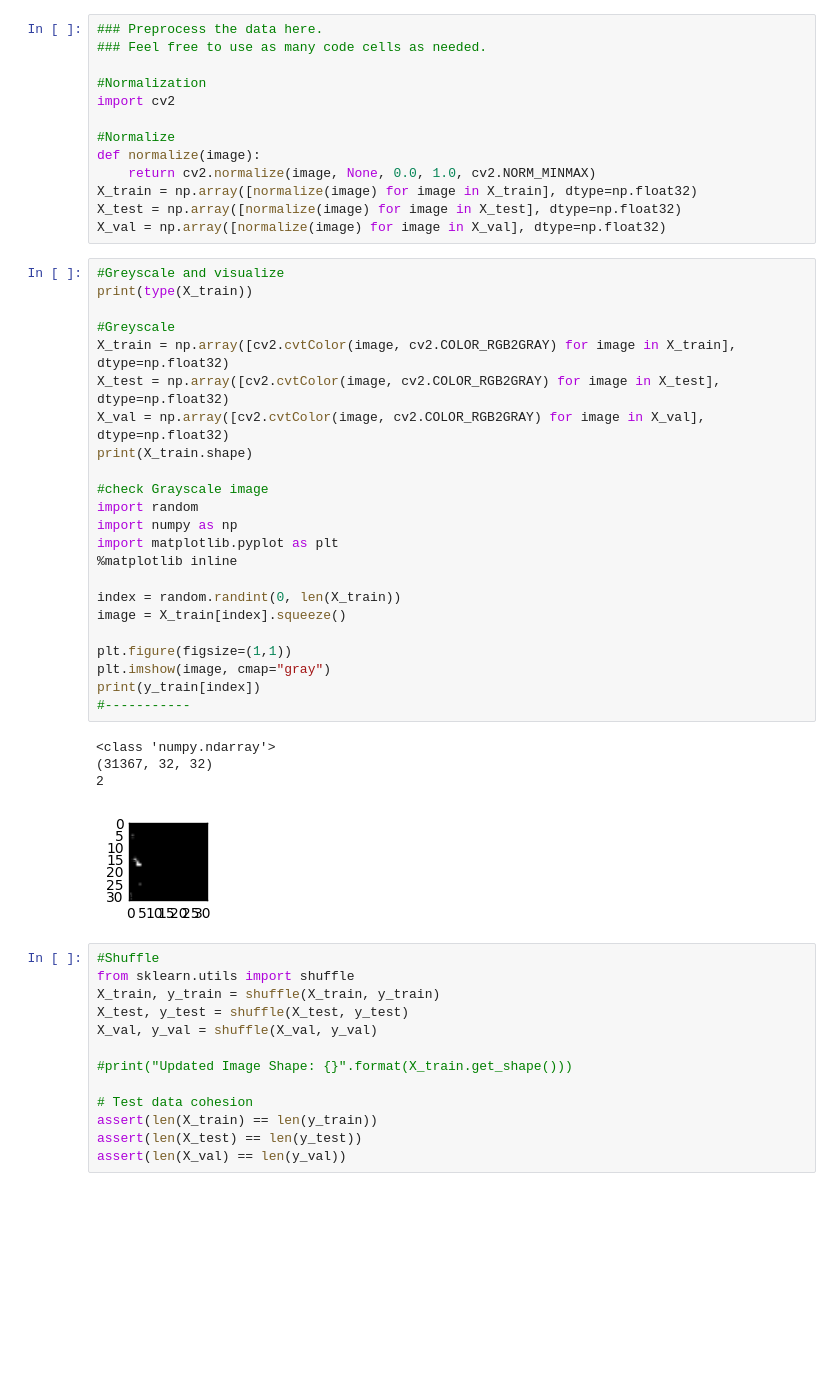
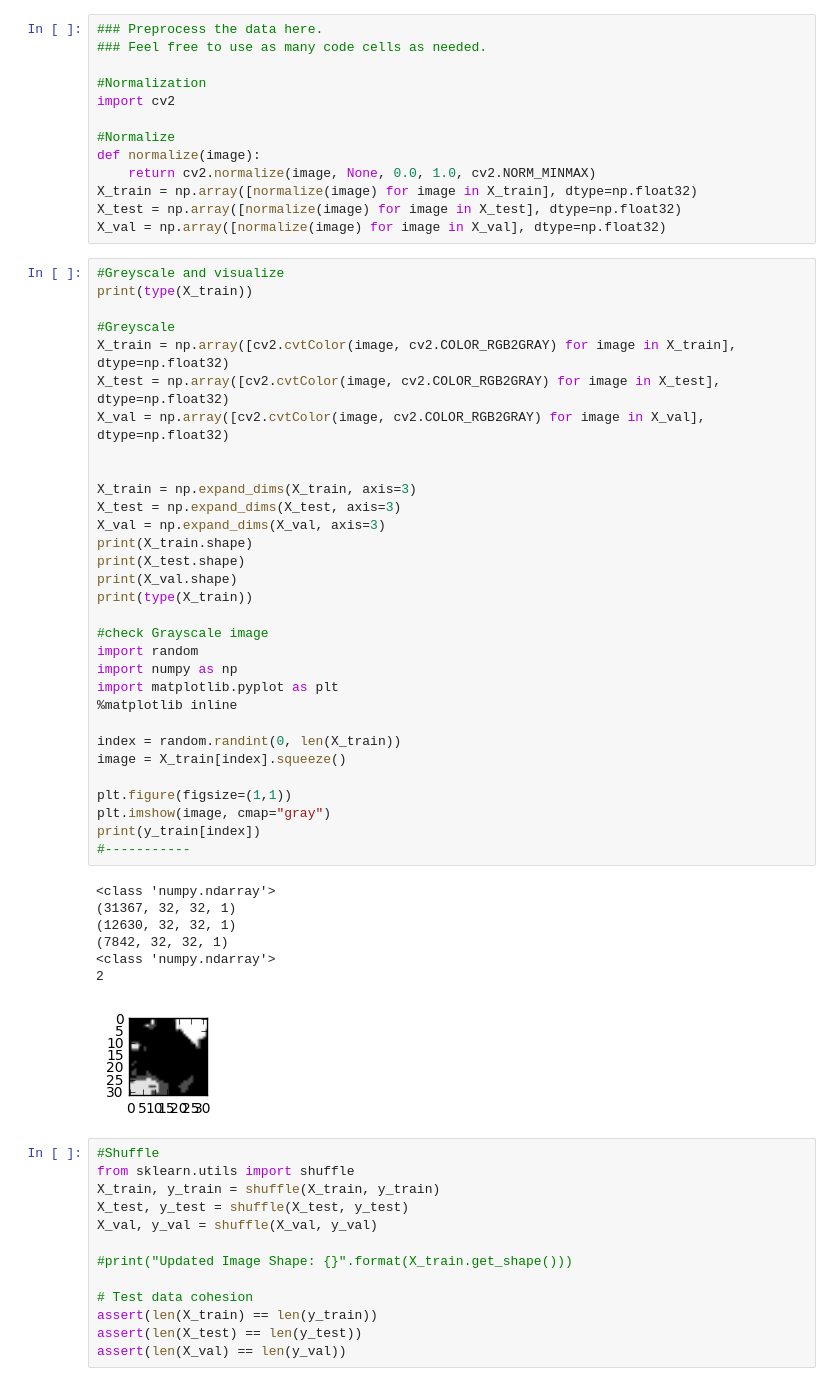
Before and after one commit to anixon604/CarND-Traffic-Sign-Classifier-Project, a Jupyter notebook: Traffic_Signs_Recognition.ipynb, the cells around one changed output. Saved outputs shown, nothing was run; the diff lists cells and outputs as text; blank space fills up the shorter version.

Commit message:
fixed bug by reshaping with np.expand_dims

```diff
--- a/Traffic_Signs_Recognition.ipynb
+++ b/Traffic_Signs_Recognition.ipynb
@@ -143,31 +143,42 @@ X_val = np.array([normalize(image) for image in X_val], dtype=np.float32)
 # %%
 #Greyscale and visualize
 print(type(X_train))
 
 #Greyscale
 X_train = np.array([cv2.cvtColor(image, cv2.COLOR_RGB2GRAY) for image in X_train], dtype=np.float32)
 X_test = np.array([cv2.cvtColor(image, cv2.COLOR_RGB2GRAY) for image in X_test], dtype=np.float32)
 X_val = np.array([cv2.cvtColor(image, cv2.COLOR_RGB2GRAY) for image in X_val], dtype=np.float32)
+
+
+X_train = np.expand_dims(X_train, axis=3)
+X_test = np.expand_dims(X_test, axis=3)
+X_val = np.expand_dims(X_val, axis=3)
 print(X_train.shape)
+print(X_test.shape)
+print(X_val.shape)
+print(type(X_train))
 
 #check Grayscale image
 import random
 import numpy as np
 import matplotlib.pyplot as plt
 %matplotlib inline
 
 index = random.randint(0, len(X_train))
 image = X_train[index].squeeze()
 
 plt.figure(figsize=(1,1))
 plt.imshow(image, cmap="gray")
 print(y_train[index])
 #-----------
 # %% [output]
 <class 'numpy.ndarray'>
-(31367, 32, 32)
+(31367, 32, 32, 1)
+(12630, 32, 32, 1)
+(7842, 32, 32, 1)
+<class 'numpy.ndarray'>
 2
-[figure, old version]
+[figure, new version]
 # %%
 #Shuffle
 from sklearn.utils import shuffle
```
Also changed, not shown: parts of 3 cells of this notebook.
